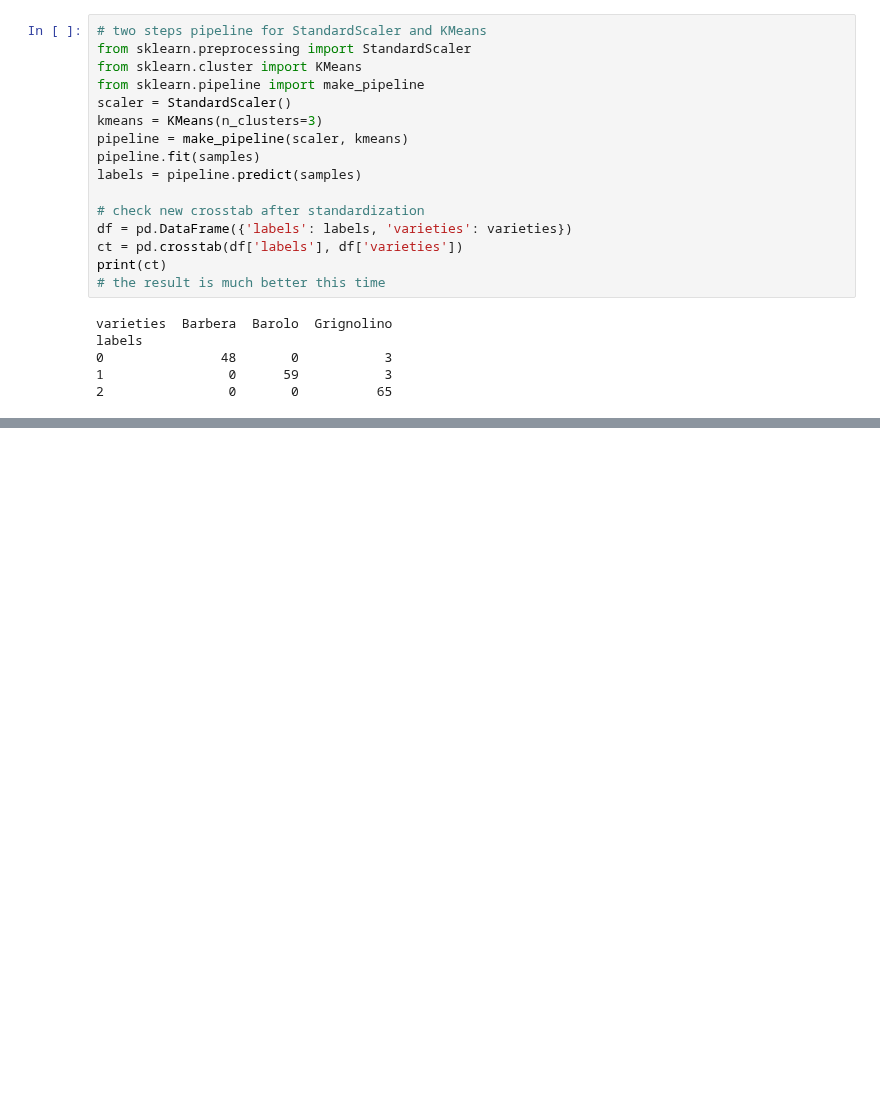
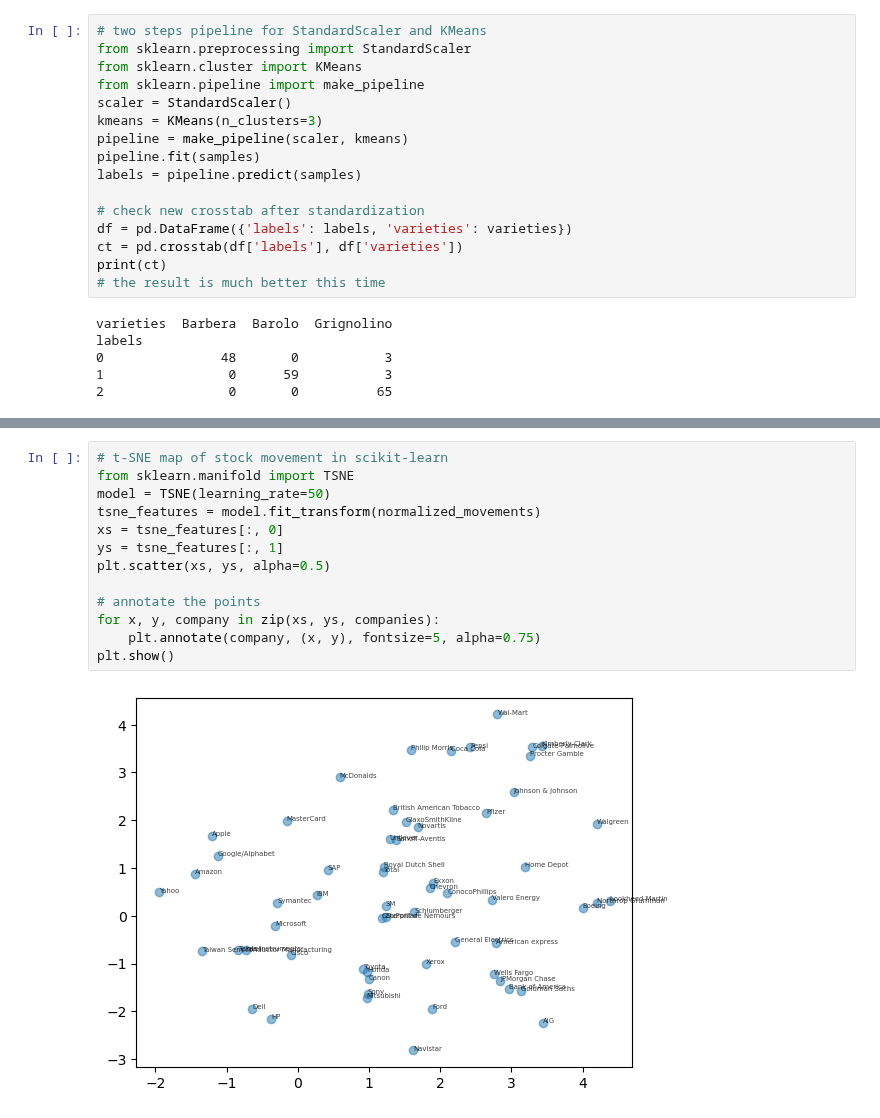
Before and after one commit to GuoweiYang19891101/datacamp_machine_learning_scientist_python, a Jupyter notebook: 2_unsupervised_learning.ipynb, the cells around one changed output, grey strips where cells are left out. Saved outputs shown, nothing was run; the diff lists cells and outputs as text; blank space fills up the shorter version.

```diff
--- a/2_unsupervised_learning.ipynb
+++ b/2_unsupervised_learning.ipynb
@@ -181,0 +297,15 @@ labels
+# %%
+# t-SNE map of stock movement in scikit-learn
+from sklearn.manifold import TSNE
+model = TSNE(learning_rate=50)
+tsne_features = model.fit_transform(normalized_movements)
+xs = tsne_features[:, 0]
+ys = tsne_features[:, 1]
+plt.scatter(xs, ys, alpha=0.5)
+
+# annotate the points
+for x, y, company in zip(xs, ys, companies):
+    plt.annotate(company, (x, y), fontsize=5, alpha=0.75)
+plt.show()
+# %% [output]
+[figure, added]
```
Also changed, not shown: parts of 35 cells of this notebook.
